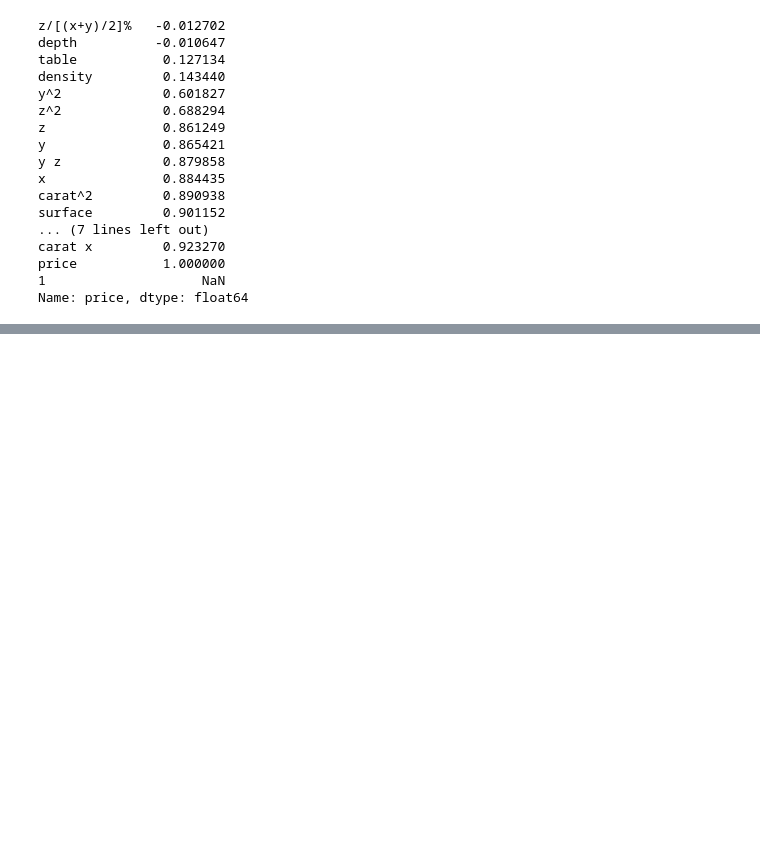
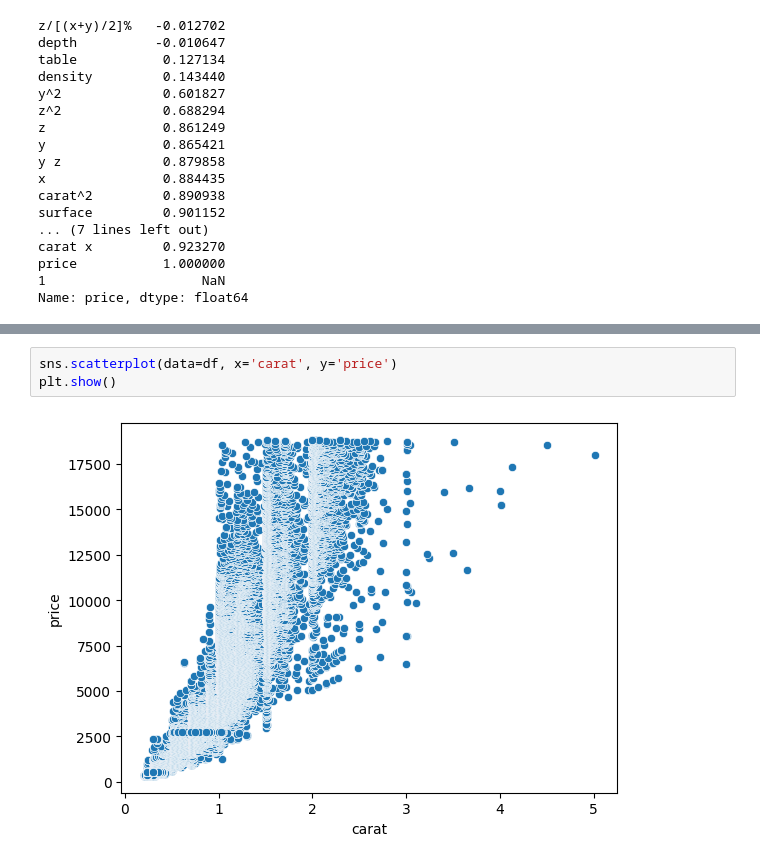
Before and after one commit to MouloudB-24/MP-PRO, a Jupyter notebook: entrainement.ipynb, the cells around one changed output, grey strips where cells are left out. Saved outputs shown, nothing was run; the diff lists cells and outputs as text; blank space fills up the shorter version.

```diff
--- a/entrainement.ipynb
+++ b/entrainement.ipynb
@@ -1138,0 +1154,5 @@ g
+# %%
+sns.scatterplot(data=df, x='carat', y='price')
+plt.show()
+# %% [output]
+[figure, added]
```
Also changed, not shown: parts of 39 cells of this notebook.
